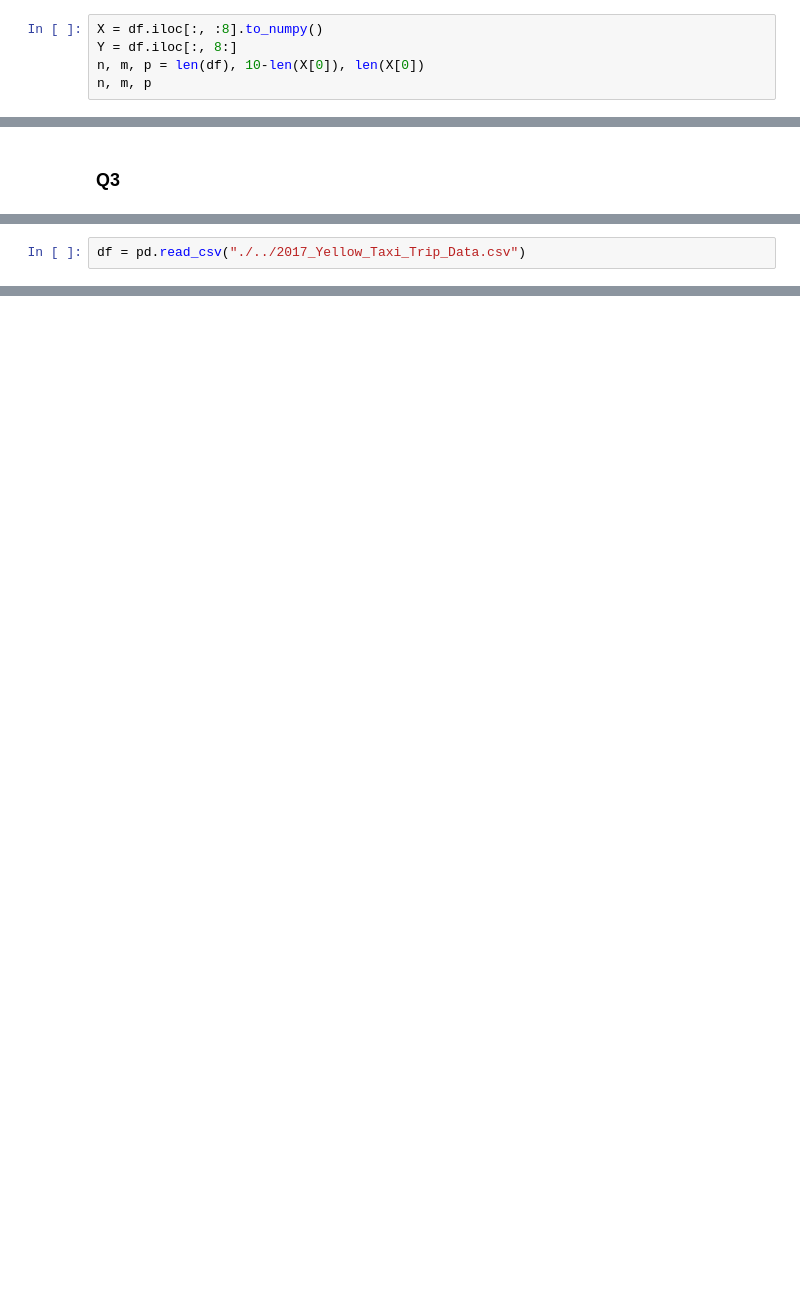
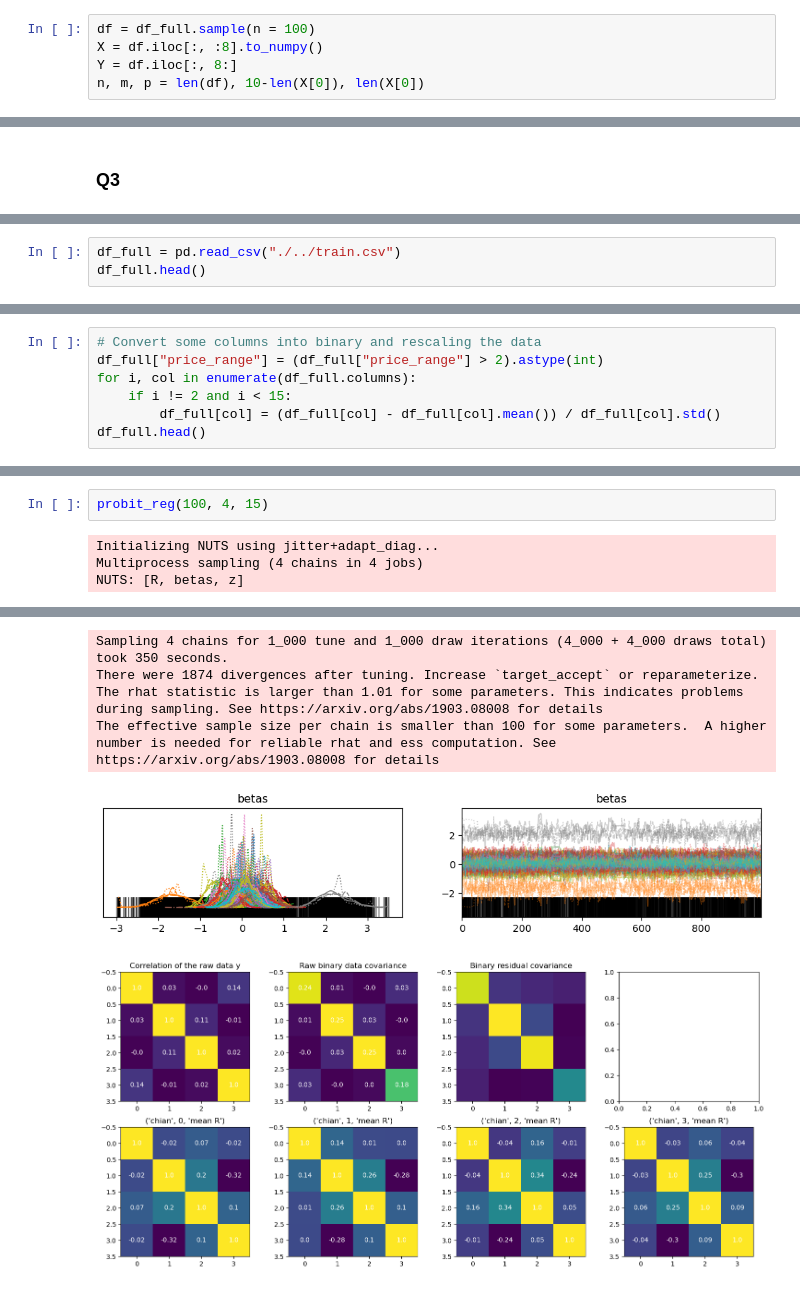
Before and after one commit to Lottotpk/STA365-assignment, a Jupyter notebook: Assignment 8.ipynb, the cells around one changed output, grey strips where cells are left out. Saved outputs shown, nothing was run; the diff lists cells and outputs as text; blank space fills up the shorter version.

```diff
--- a/Assignment 8.ipynb
+++ b/Assignment 8.ipynb
@@ -101,8 +102,8 @@ df.head()
 # %%
+df = df_full.sample(n = 100)
 X = df.iloc[:, :8].to_numpy()
 Y = df.iloc[:, 8:]
 n, m, p = len(df), 10-len(X[0]), len(X[0])
-n, m, p
 # %% [output]
 (100, 2, 8)
 # %%
@@ -152,2 +188,3 @@ The dataset used in Q3 are adapted from https://www.kaggle.com/datasets/tumulgup
 # %%
-df = pd.read_csv("./../2017_Yellow_Taxi_Trip_Data.csv")
+df_full = pd.read_csv("./../train.csv")
+df_full.head()
@@ -153,0 +198,7 @@ df = pd.read_csv("./../2017_Yellow_Taxi_Trip_Data.csv")
+# %%
+# Convert some columns into binary and rescaling the data
+df_full["price_range"] = (df_full["price_range"] > 2).astype(int)
+for i, col in enumerate(df_full.columns):
+    if i != 2 and i < 15:
+        df_full[col] = (df_full[col] - df_full[col].mean()) / df_full[col].std()
+df_full.head()
@@ -153,0 +268,6 @@ df = pd.read_csv("./../2017_Yellow_Taxi_Trip_Data.csv")
+# %%
+probit_reg(100, 4, 15)
+# %% [output]
+Initializing NUTS using jitter+adapt_diag...
+Multiprocess sampling (4 chains in 4 jobs)
+NUTS: [R, betas, z]
@@ -153,0 +276,6 @@ df = pd.read_csv("./../2017_Yellow_Taxi_Trip_Data.csv")
+Sampling 4 chains for 1_000 tune and 1_000 draw iterations (4_000 + 4_000 draws total) took 350 seconds.
+There were 1874 divergences after tuning. Increase `target_accept` or reparameterize.
+The rhat statistic is larger than 1.01 for some parameters. This indicates problems during sampling. See https://arxiv.org/abs/1903.08008 for details
+The effective sample size per chain is smaller than 100 for some parameters.  A higher number is needed for reliable rhat and ess computation. See https://arxiv.org/abs/1903.08008 for details
+[figure, added]
+[figure, added]
```
Also changed, not shown: parts of 20 cells of this notebook.
